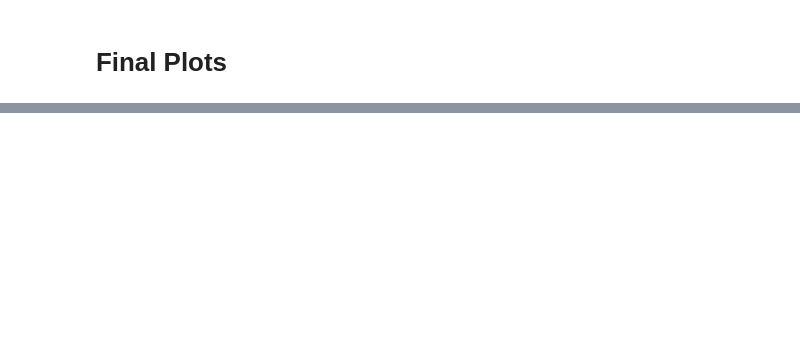
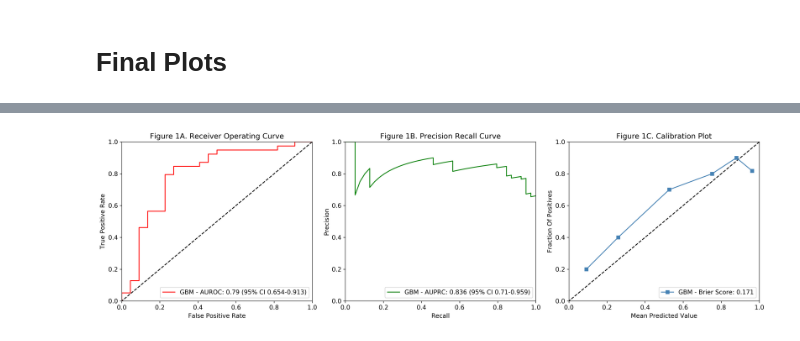
Before and after one commit to wesleyyeung/lvtres, a Jupyter notebook: evaluate.ipynb, the cells around one changed output, grey strips where cells are left out. Cells and saved outputs as stored; diff of their text form; code cells hidden in the pictures; blank space fills up the shorter version.

```diff
--- a/evaluate.ipynb
+++ b/evaluate.ipynb
@@ -382,3 +389,48 @@ plt.tight_layout()
+# %%
+plt.figure(figsize=(17, 5))
+
+plt.subplot(1,3,1)
+plt.title(title_auc)
+plt.ylim(0.,1.)
+plt.xlim(0.,1.)
+plt.ylabel('True Positive Rate')
+plt.xlabel('False Positive Rate')
+plt.plot([1, 0], [1, 0],"k--")
+label_string = f'GBM - AUROC: {np.round(test_set,2)} (95% CI {auc_lowerbound}-{auc_upperbound})'
+plt.plot(test_fpr,test_tpr,label=label_string,color='red')
+plt.legend(loc='lower right')
+
+import sklearn
+
+plt.subplot(1,3,2)
+plt.title('Figure 1B. Precision Recall Curve')
+plt.ylabel('Precision')
+plt.xlabel('Recall')
+plt.ylim(0.,1.)
+plt.xlim(0.,1.)
+test_ap_score = average_precision_score(y_test, prob_pos)
+label_string = f'GBM - AUPRC: {np.round(test_ap_score,3)} (95% CI {auprc_lowerbound}-{auprc_upperbound})'
+precision, recall, _ = sklearn.metrics.precision_recall_curve(y_test, prob_pos)
+plt.plot(recall, precision,label=label_string, color='green')
+plt.legend(loc='lower right')
+plt.savefig('AUROC_AUPRC.png')
+
+fraction_of_positives, mean_predicted_value = calibration_curve(y_test, prob_pos, n_bins=6,normalize=True,strategy='quantile')
+
+title_calibration='Figure 1C. Calibration Plot'
+plt.subplot(1,3,3)
+plt.title(title_calibration)
+plt.ylim(0.,1.)
+plt.xlim(0.,1.)
+plt.ylabel("Fraction Of Positives")
+plt.xlabel("Mean Predicted Value")
+plt.plot([1, 0], [1, 0],"k--")
+plt.plot(mean_predicted_value, fraction_of_positives, "rs-",label=f'GBM - Brier Score: {np.round(clf_score,3)}',color='steelblue')
+plt.legend(loc="lower right")
+plt.savefig('Figure 1 combined.png')
+plt.tight_layout()
+# %% [output]
+[figure, added]
 # %%
 if hasattr(best_model,'feature_importances_'):
     features = x_test.columns
```
Also changed, not shown: parts of 9 cells of this notebook, 12 other files.
